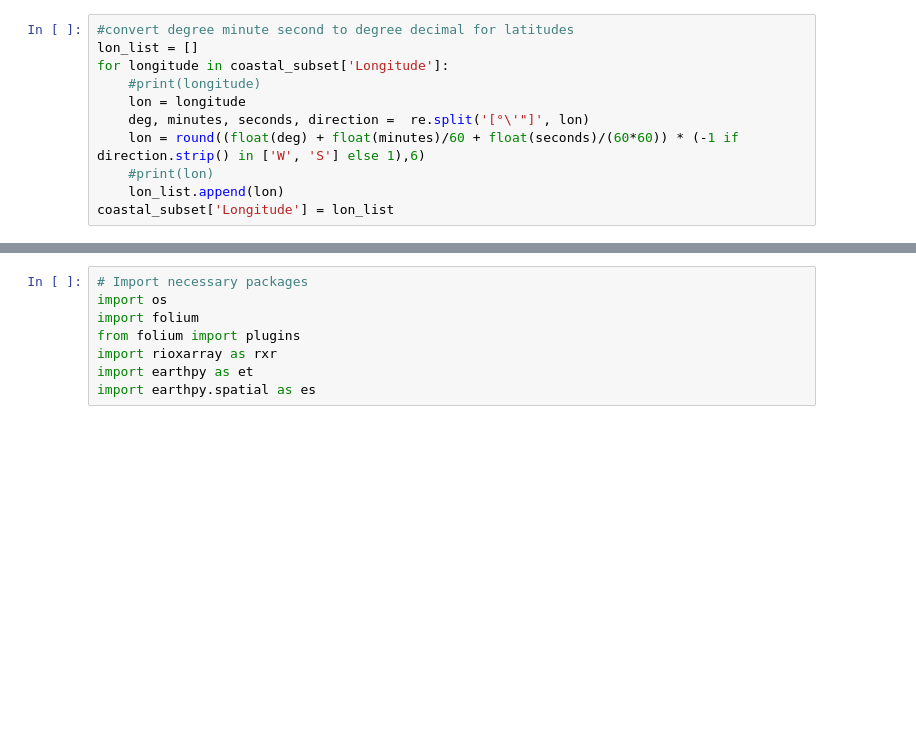
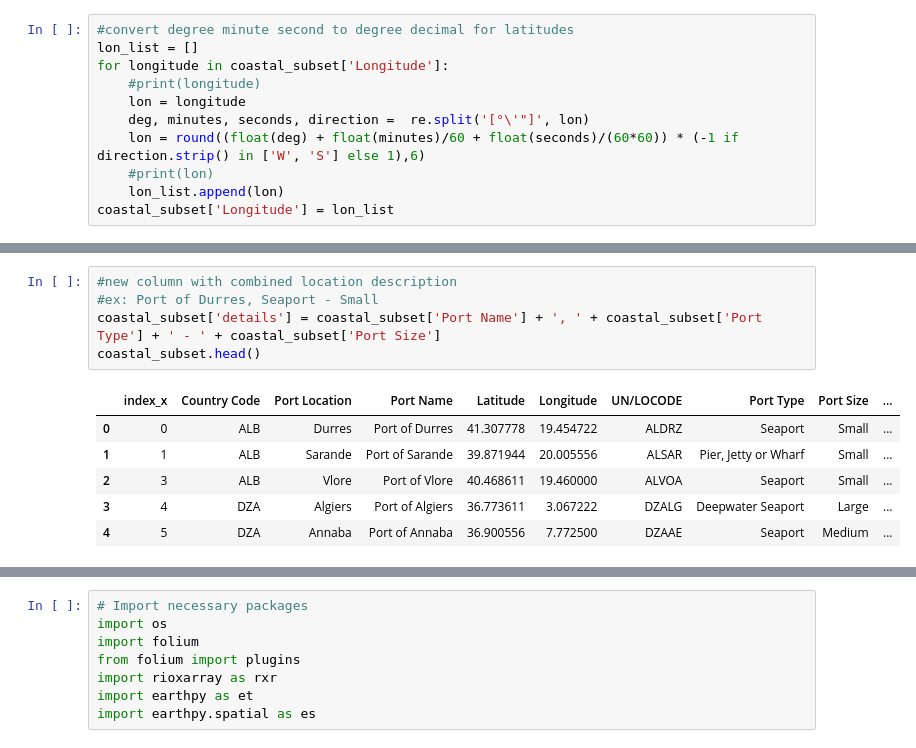
Before and after one commit to HaleyEgan/whales, a Jupyter notebook: PlotCoords.ipynb, the cells around one changed output, grey strips where cells are left out. Cells and saved outputs as stored; diff of their text form; blank space fills up the shorter version.

```diff
--- a/PlotCoords.ipynb
+++ b/PlotCoords.ipynb
@@ -102,0 +88,12 @@ coastal_subset.head()
+# %%
+#new column with combined location description
+#ex: Port of Durres, Seaport - Small
+coastal_subset['details'] = coastal_subset['Port Name'] + ', ' + coastal_subset['Port Type'] + ' - ' + coastal_subset['Port Size']
+coastal_subset.head()
+# %% [output]
+|  | index_x | Country Code | Port Location | Port Name | Latitude | Longitude | UN/LOCODE | Port Type | Port Size | ... |
+| 0 | 0 | ALB | Durres | Port of Durres | 41.307778 | 19.454722 | ALDRZ | Seaport | Small | ... |
+| 1 | 1 | ALB | Sarande | Port of Sarande | 39.871944 | 20.005556 | ALSAR | Pier, Jetty or Wharf | Small | ... |
+| 2 | 3 | ALB | Vlore | Port of Vlore | 40.468611 | 19.460000 | ALVOA | Seaport | Small | ... |
+| 3 | 4 | DZA | Algiers | Port of Algiers | 36.773611 | 3.067222 | DZALG | Deepwater Seaport | Large | ... |
+| 4 | 5 | DZA | Annaba | Port of Annaba | 36.900556 | 7.772500 | DZAAE | Seaport | Medium | ... |
```
Also changed, not shown: parts of 26 cells of this notebook, 6 other files.
